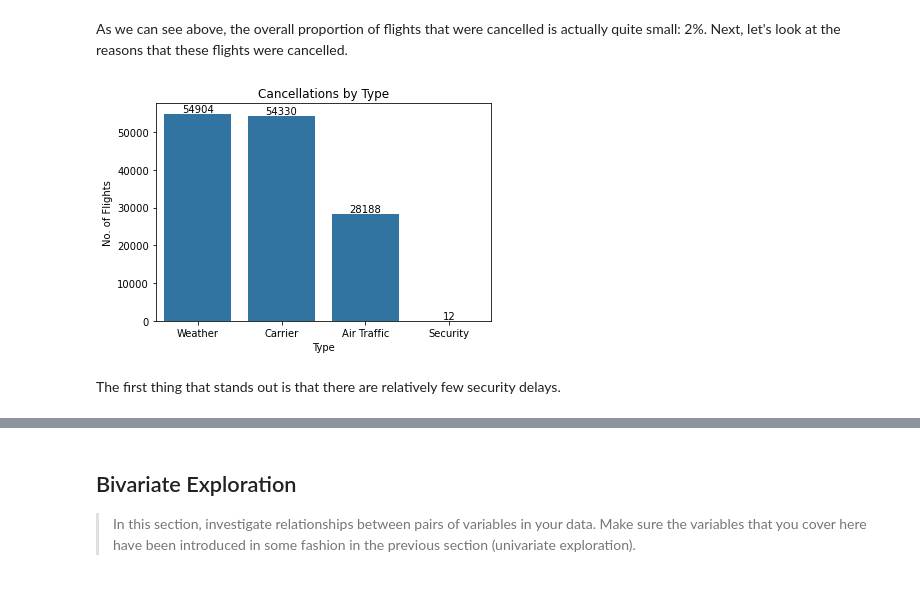
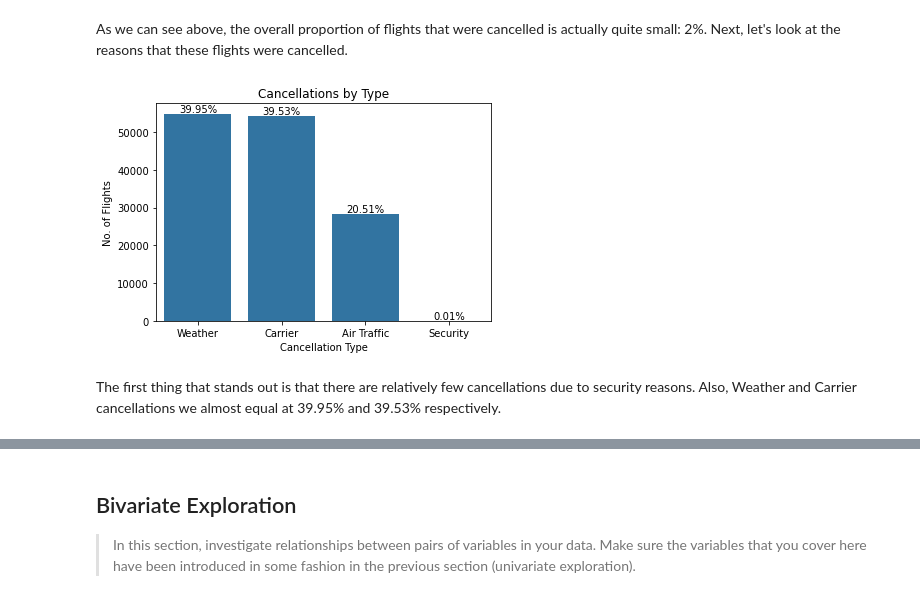
Before and after one commit to maleina/US-Flight-Data, a Jupyter notebook: flight_data_exploration.ipynb, the cells around one changed output, grey strips where cells are left out. Cells and saved outputs as stored; diff of their text form; code cells hidden in the pictures.

Commit message:
feat: Complete first draft of univariate analysis

```diff
--- a/flight_data_exploration.ipynb
+++ b/flight_data_exploration.ipynb
@@ -353,4 +373,7 @@ Next, lets convert our `CRSDepTime` and `CRSArrTime` columns to dates. We'll act
 # %%
+# Convert values of 2400 to 0, as they both represent the same time
+df_flights_clean.loc[df_flights_clean['CRSDepTime']==2400]=0
+df_flights_clean.loc[df_flights_clean['CRSArrTime']==2400]=0
 # Convert the columns by using floor division to extract the hour
 # and mod division to extract the minutes. Both the hour and the minutes
 # are converted to timedelta format and then added together to get the full time in proper format
@@ -542,0 +675,21 @@ Next, let's explore carriers.
+# %%
+# Plot total flights over the top 10 carriers
+ticks = np.arange(0,1300000,100000)
+labels = ['{}'.format(v) for v in np.arange(13)]
+top_carriers = df_flights_clean['UniqueCarrier'].value_counts().head(10)
+sb.barplot(x=top_carriers.values, y=top_carriers.index, color=base_color)
+plt.title('Top 10 Flight Carriers')
+plt.ylabel('Carrier Code')
+plt.xlabel('Flights per 100k')
+plt.xticks(ticks, labels);
+
+# Calculate count and totals for proportion percentage
+type_counts = df_flights_clean['UniqueCarrier'].value_counts()
+n_carriers = df_flights_clean['UniqueCarrier'].value_counts().sum()
+# Print the proportion text on the bars
+for i in range (10):
+    count = type_counts.iloc[i]
+    # Format percentage
+    pct_string = '{:0.1f}%'.format(100*count/n_carriers)
+    # Print percentage at end of bar
+    plt.text(count-125000, i, pct_string, va='center', color='w')
@@ -556,18 +713,22 @@ As we can see above, the overall proportion of flights that were cancelled is ac
 # %%
 # Plot total flights over each month
 #cancelation_codes = A =carrier, B = weather, C = NAS, D = security
-code_order = df_flights_clean['CancellationCode'].value_counts().index
+code_order = df_flights_clean['CancellationCode'].value_counts().index[0:4]
 labels = code_order.map({'A': 'Carrier', 'B': 'Weather', 'C': 'Air Traffic', 'D': 'Security',})
 ax=sb.countplot(data=df_flights_clean, x='CancellationCode', color=base_color, order=code_order)
 plt.title('Cancellations by Type')
-plt.xlabel('Type')
+plt.xlabel('Cancellation Type')
 plt.xticks(ticks=ax.get_xticks(),labels=labels)
 plt.ylabel('No. of Flights')
-# Code borrowed from: https://stackoverflow.com/questions/55104819/display-count-on-top-of-seaborn-barplot#55105132
+
+# Get total count of non-null values in order to calculate proportions
+n_can_type = df_flights_clean['CancellationCode'].value_counts()[0:4].sum()
+# Plot the proportion percentage above each bar
 for p in ax.patches:
     height = p.get_height()
-    ax.text(p.get_x()+ p.get_width()/2.0, height + 500, height, ha="center");
+    pct_string = '{:0.2f}%'.format(100*height/n_can_type)
+    ax.text(p.get_x()+ p.get_width()/2.0, height +500, pct_string, ha="center");
 # %% [output]
-[figure, old version]
+[figure, new version]
 # %% [markdown]
-The first thing that stands out is that there are relatively few security delays.
+The first thing that stands out is that there are relatively few cancellations due to security reasons. Also, Weather and Carrier cancellations we almost equal at 39.95% and 39.53% respectively.
```
Also changed, not shown: parts of 28 cells of this notebook.
